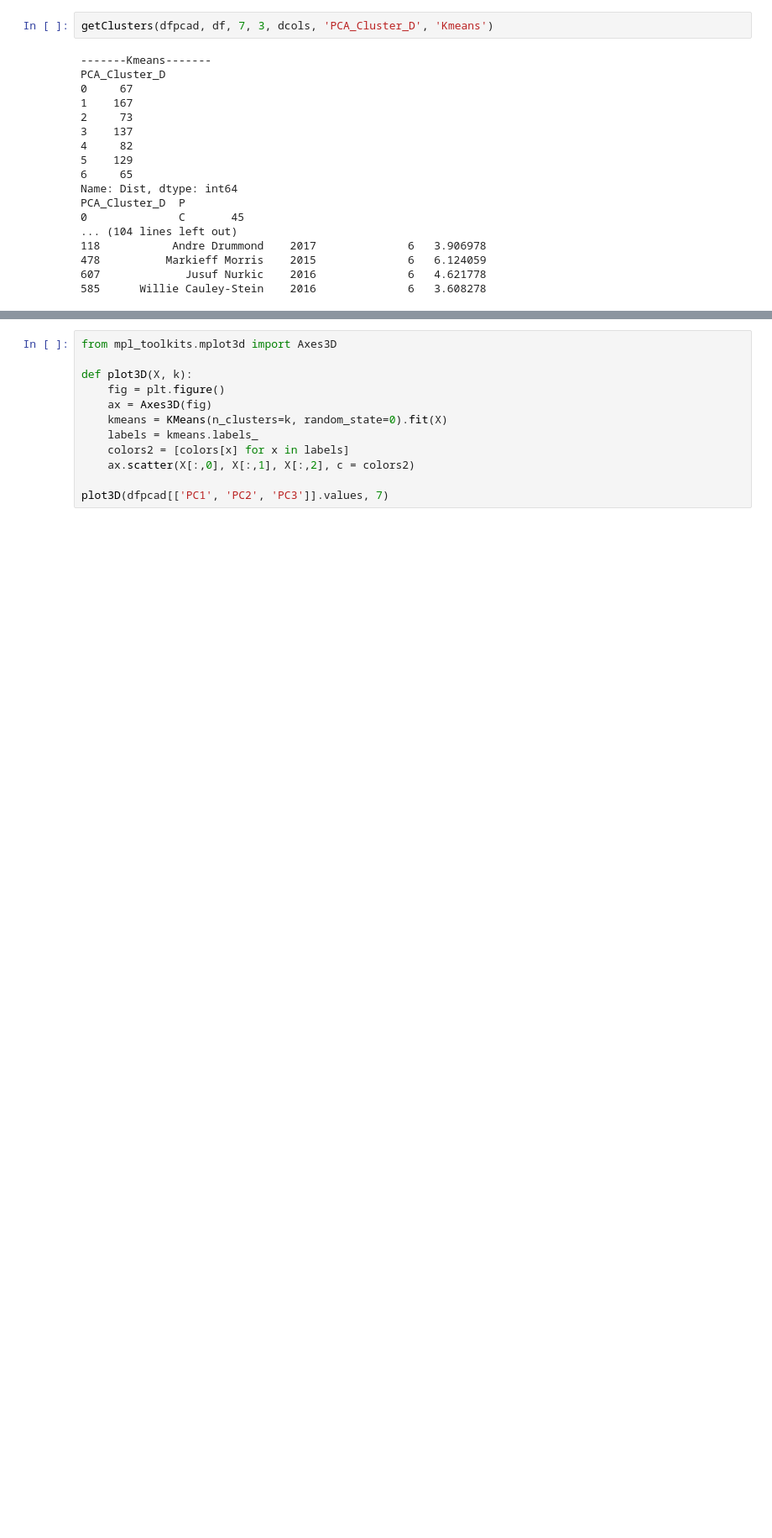
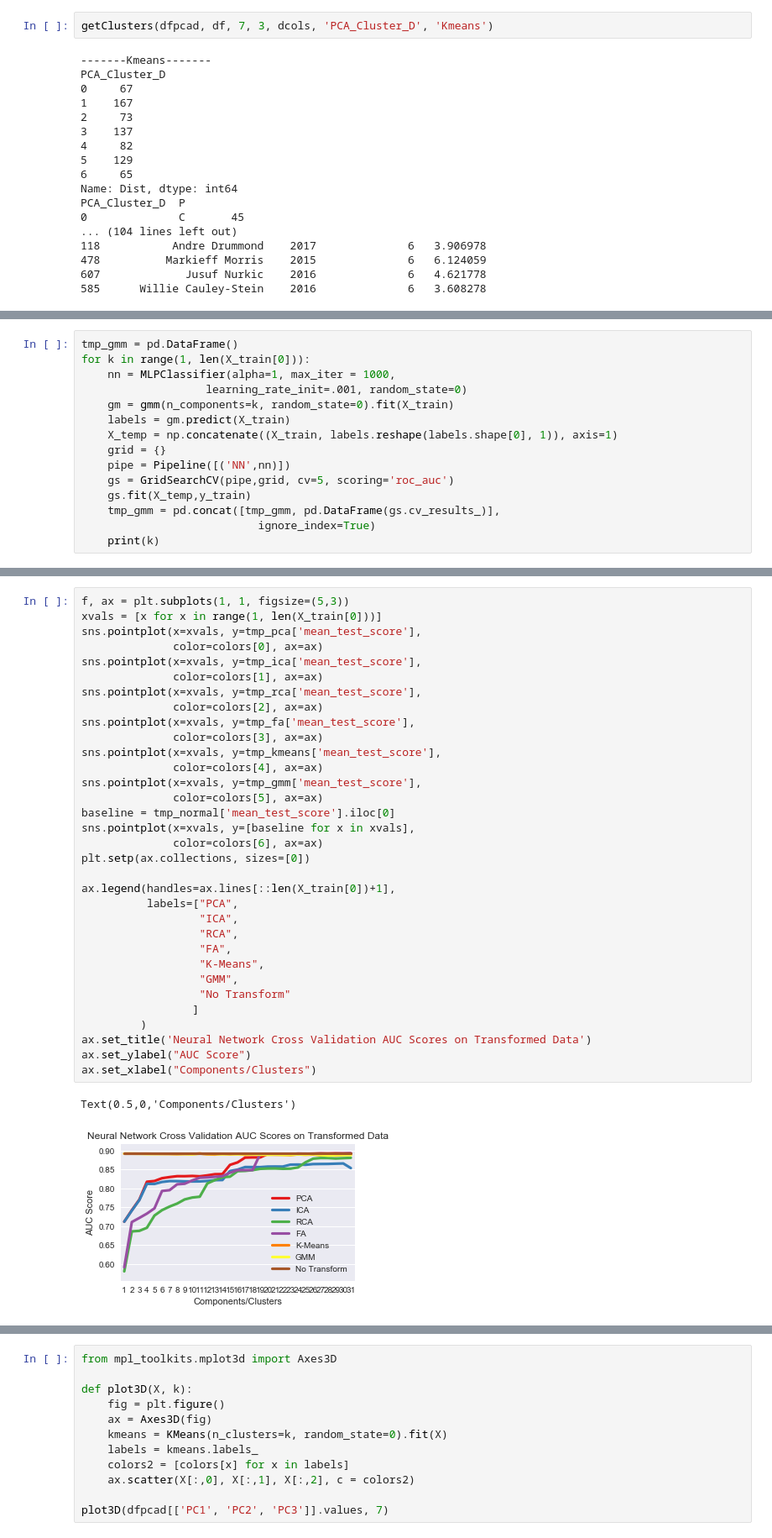
Before and after one commit to JohnLithio/NBACluster, a Jupyter notebook: Clustering.ipynb, the cells around one changed output, grey strips where cells are left out. Shown at 84% size. Cells and saved outputs as stored; diff of their text form; blank space fills up the shorter version.

Commit message:
Add neural network (parts 4 and 5)

```diff
--- a/Clustering.ipynb
+++ b/Clustering.ipynb
@@ -432,0 +537,15 @@ Groups for PCA with 7 K-means clusters
+# %%
+tmp_gmm = pd.DataFrame()
+for k in range(1, len(X_train[0])):
+    nn = MLPClassifier(alpha=1, max_iter = 1000,
+                   learning_rate_init=.001, random_state=0)
+    gm = gmm(n_components=k, random_state=0).fit(X_train)
+    labels = gm.predict(X_train)
+    X_temp = np.concatenate((X_train, labels.reshape(labels.shape[0], 1)), axis=1)
+    grid = {}
+    pipe = Pipeline([('NN',nn)])
+    gs = GridSearchCV(pipe,grid, cv=5, scoring='roc_auc')
+    gs.fit(X_temp,y_train)
+    tmp_gmm = pd.concat([tmp_gmm, pd.DataFrame(gs.cv_results_)],
+                           ignore_index=True)
+    print(k)
@@ -432,0 +570,36 @@ Groups for PCA with 7 K-means clusters
+# %%
+f, ax = plt.subplots(1, 1, figsize=(5,3))
+xvals = [x for x in range(1, len(X_train[0]))]
+sns.pointplot(x=xvals, y=tmp_pca['mean_test_score'],
+              color=colors[0], ax=ax)
+sns.pointplot(x=xvals, y=tmp_ica['mean_test_score'],
+              color=colors[1], ax=ax)
+sns.pointplot(x=xvals, y=tmp_rca['mean_test_score'],
+              color=colors[2], ax=ax)
+sns.pointplot(x=xvals, y=tmp_fa['mean_test_score'],
+              color=colors[3], ax=ax)
+sns.pointplot(x=xvals, y=tmp_kmeans['mean_test_score'],
+              color=colors[4], ax=ax)
+sns.pointplot(x=xvals, y=tmp_gmm['mean_test_score'],
+              color=colors[5], ax=ax)
+baseline = tmp_normal['mean_test_score'].iloc[0]
+sns.pointplot(x=xvals, y=[baseline for x in xvals],
+              color=colors[6], ax=ax)
+plt.setp(ax.collections, sizes=[0])
+
+ax.legend(handles=ax.lines[::len(X_train[0])+1],
+          labels=["PCA",
+                  "ICA",
+                  "RCA",
+                  "FA",
+                  "K-Means",
+                  "GMM",
+                  "No Transform"
+                 ]
+         )
+ax.set_title('Neural Network Cross Validation AUC Scores on Transformed Data')
+ax.set_ylabel("AUC Score")
+ax.set_xlabel("Components/Clusters")
+# %% [output]
+Text(0.5,0,'Components/Clusters')
+[figure, added]
```
Also changed, not shown: parts of 24 cells of this notebook.
